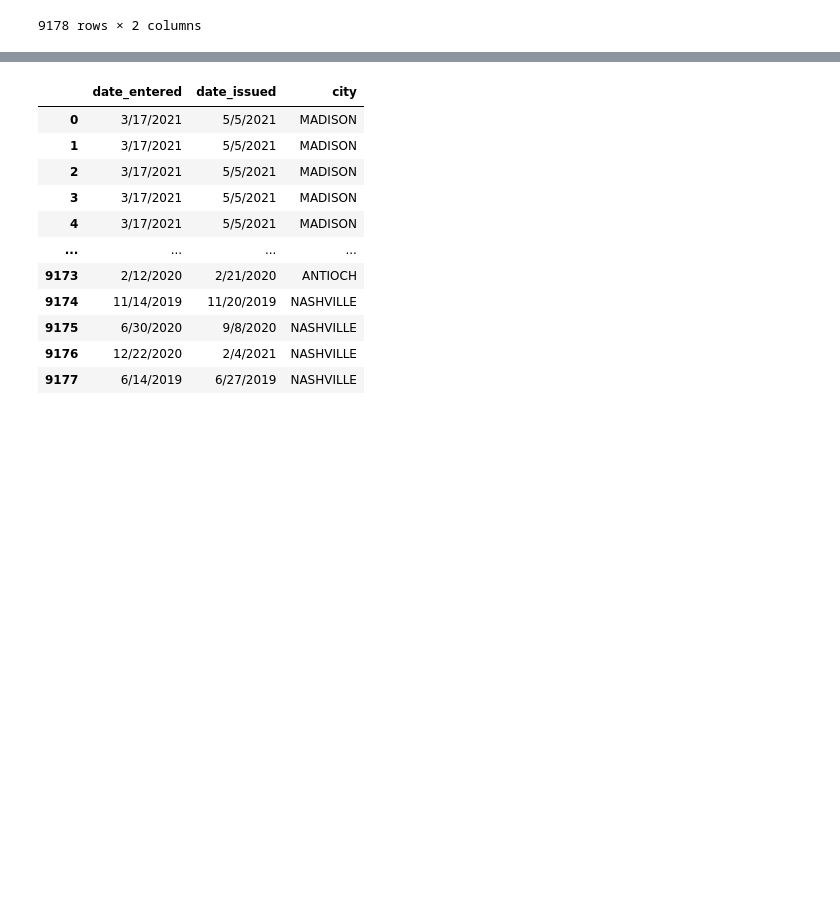
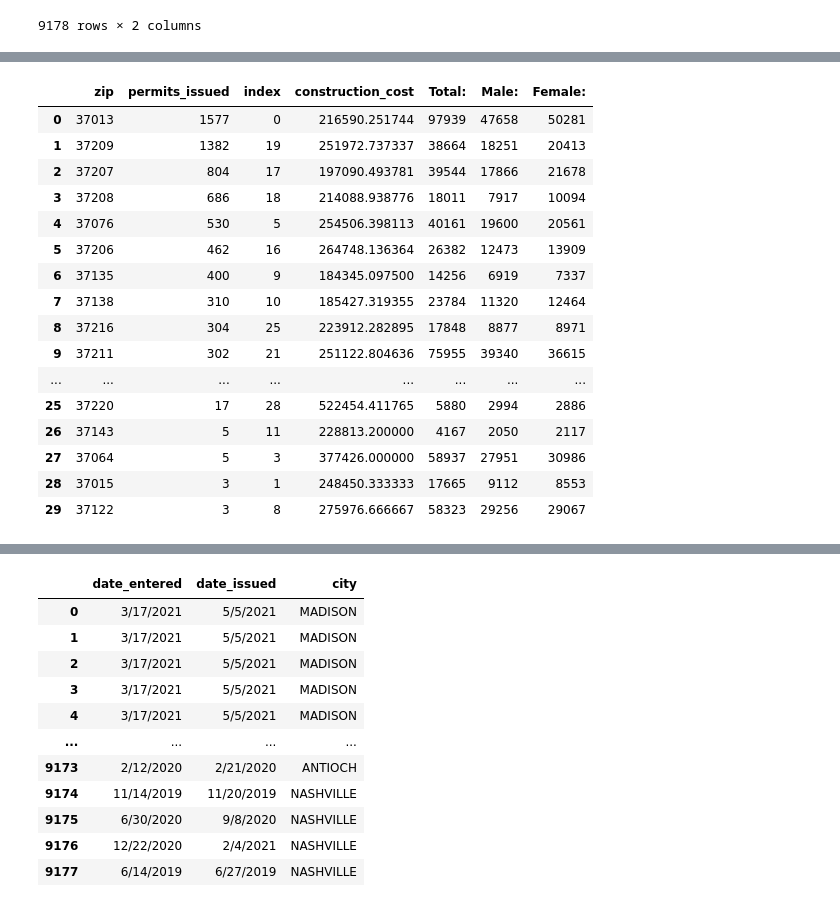
Before and after one commit to Cristian-Vargas9/Nashville_Housing_Market, a Jupyter notebook: cleaning_demographics_data.ipynb, the cells around one changed output, grey strips where cells are left out. Drawn from its saved outputs; the diff is of its cells as text; code cells hidden in the pictures; blank space fills up the shorter version.

```diff
--- a/cleaning_demographics_data.ipynb
+++ b/cleaning_demographics_data.ipynb
@@ -687,0 +704,5 @@ construction_dem.sort_values("construction_cost", ascending = False)
+# %%
+construction_avgcost_dem = construction_dem[['zip','construction_cost','Total:','Male:', 'Female:']]
+# %%
+construction_avgcost_dem = construction_avgcost_dem.reset_index()
+construction_avgcost_dem.drop(columns = 'index')
@@ -687,0 +727,22 @@ construction_dem.sort_values("construction_cost", ascending = False)
+# %%
+construction_complete_dt = pd.merge(zip_count, construction_avgcost_dem, on='zip')
+# %%
+construction_complete_dt
+# %% [output]
+|  | zip | permits_issued | index | construction_cost | Total: | Male: | Female: |
+| 0 | 37013 | 1577 | 0 | 216590.251744 | 97939 | 47658 | 50281 |
+| 1 | 37209 | 1382 | 19 | 251972.737337 | 38664 | 18251 | 20413 |
+| 2 | 37207 | 804 | 17 | 197090.493781 | 39544 | 17866 | 21678 |
+| 3 | 37208 | 686 | 18 | 214088.938776 | 18011 | 7917 | 10094 |
+| 4 | 37076 | 530 | 5 | 254506.398113 | 40161 | 19600 | 20561 |
+| 5 | 37206 | 462 | 16 | 264748.136364 | 26382 | 12473 | 13909 |
+| 6 | 37135 | 400 | 9 | 184345.097500 | 14256 | 6919 | 7337 |
+| 7 | 37138 | 310 | 10 | 185427.319355 | 23784 | 11320 | 12464 |
+| 8 | 37216 | 304 | 25 | 223912.282895 | 17848 | 8877 | 8971 |
+| 9 | 37211 | 302 | 21 | 251122.804636 | 75955 | 39340 | 36615 |
+| ... | ... | ... | ... | ... | ... | ... | ... |
+| 25 | 37220 | 17 | 28 | 522454.411765 | 5880 | 2994 | 2886 |
+| 26 | 37143 | 5 | 11 | 228813.200000 | 4167 | 2050 | 2117 |
+| 27 | 37064 | 5 | 3 | 377426.000000 | 58937 | 27951 | 30986 |
+| 28 | 37015 | 3 | 1 | 248450.333333 | 17665 | 9112 | 8553 |
+| 29 | 37122 | 3 | 8 | 275976.666667 | 58323 | 29256 | 29067 |
```
Also changed, not shown: parts of 26 cells of this notebook, 2 other files.
